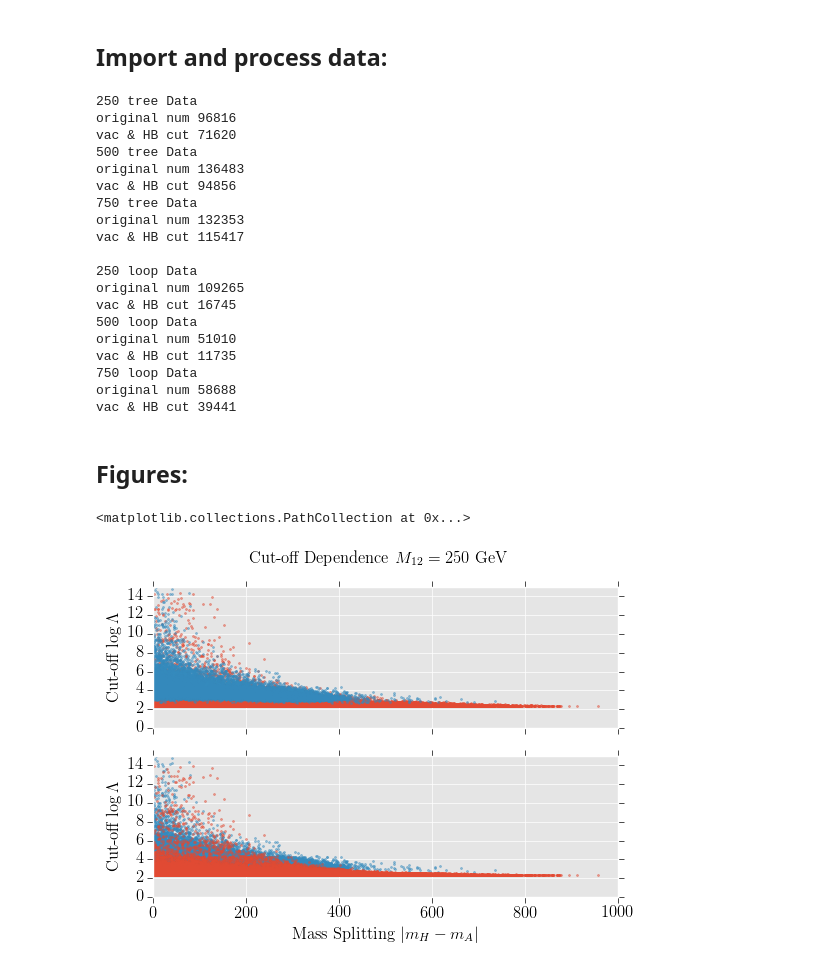
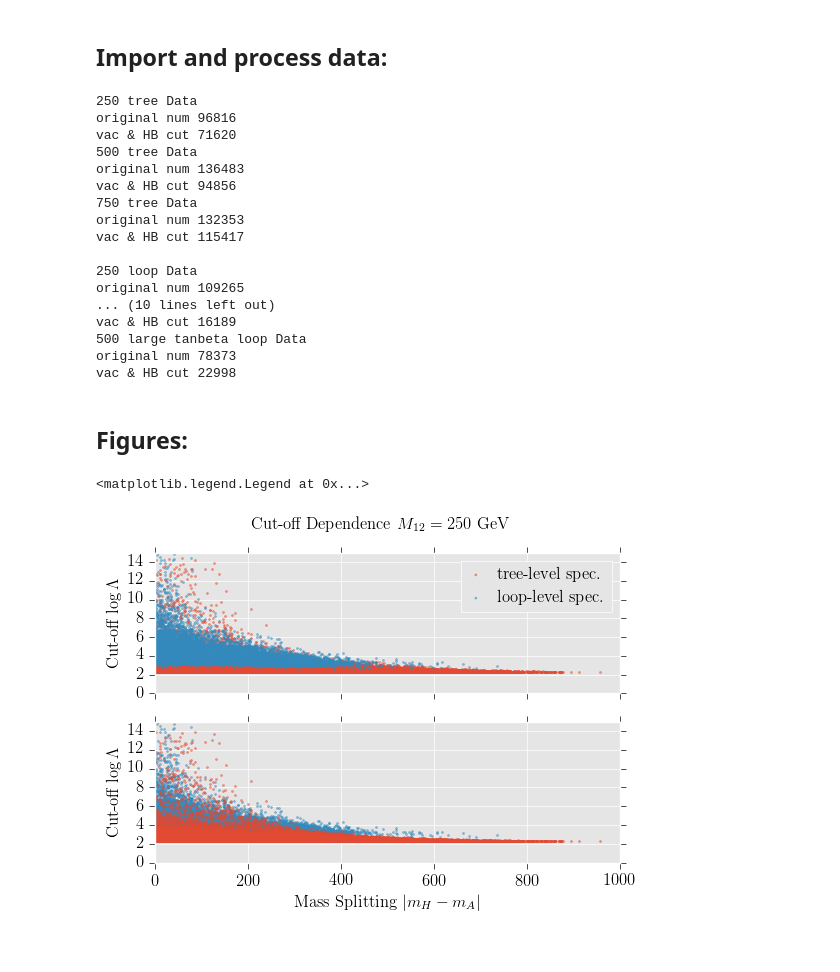
Before and after one commit to tobyopferkuch/THDM_UV, a Jupyter notebook: THDMII_AllPoints.ipynb, the cells around one changed output. Cells and saved outputs as stored; diff of their text form; code cells hidden in the pictures.

Commit message:
Added large tanbeta results

```diff
--- a/THDMII_AllPoints.ipynb
+++ b/THDMII_AllPoints.ipynb
@@ -83,6 +94,16 @@ print 'vac & HB cut', len(Data_500_loop_points_allowed)
 print '750 loop Data'
 print 'original num', len(Data_750_loop_points)
 print 'vac & HB cut', len(Data_750_loop_points_allowed)
+
+print ' '
+
+print '250 large tanbeta loop Data'
+print 'original num', len(Data_250_LTB_loop_points)
+print 'vac & HB cut', len(Data_250_LTB_loop_points_allowed)
+
+print '500 large tanbeta loop Data'
+print 'original num', len(Data_500_LTB_loop_points)
+print 'vac & HB cut', len(Data_500_LTB_loop_points_allowed)
 # %% [output]
 250 tree Data
 original num 96816
@@ -96,13 +117,11 @@ vac & HB cut 115417
 
 250 loop Data
 original num 109265
-vac & HB cut 16745
-500 loop Data
-original num 51010
-vac & HB cut 11735
-750 loop Data
-original num 58688
-vac & HB cut 39441
+... (10 lines left out)
+vac & HB cut 16189
+500 large tanbeta loop Data
+original num 78373
+vac & HB cut 22998
 # %%
 def MA(key,data) :
     return np.array([x[key] for x in data])
@@ -111,22 +130,24 @@ def MA(key,data) :
 # %%
 fig, ax = plt.subplots(2,1, sharex=True)
 
 fig.suptitle(r'Cut-off Dependence $M_{12}=250$ GeV')
 ax[1].set_xlabel(r'Mass Splitting $|m_{H}-m_{A}|$')
 
 for ax_ob in ax :
     ax_ob.set_ylabel(r'Cut-off $\log\Lambda$')
     ax_ob.set_xlim(0.,1000.)
     ax_ob.set_ylim(0.,15.)
 
-ax[0].scatter(np.abs(MA('MASS[35]',Data_250_tree_points_allowed)-MA('MASS[36]',Data_250_tree_points_allowed)),MA('CUTOFF[2]',Data_250_tree_points_allowed),color=default_colours[1], s=2., alpha=0.5)
-ax[0].scatter(np.abs(MA('MASS[35]',Data_250_loop_points_allowed)-MA('MASS[36]',Data_250_loop_points_allowed)),MA('CUTOFF[2]',Data_250_loop_points_allowed),color=default_colours[2], s=2., alpha=0.5)
+ax[0].scatter(np.abs(MA('MASS[35]',Data_250_tree_points_allowed)-MA('MASS[36]',Data_250_tree_points_allowed)),MA('CUTOFF[2]',Data_250_tree_points_allowed),color=default_colours[1], s=2., alpha=0.5, label=r'tree-level spec.')
+ax[0].scatter(np.abs(MA('MASS[35]',Data_250_loop_points_allowed)-MA('MASS[36]',Data_250_loop_points_allowed)),MA('CUTOFF[2]',Data_250_loop_points_allowed),color=default_colours[2], s=2., alpha=0.5, label=r'loop-level spec.')
 
 ax[1].scatter(np.abs(MA('MASS[35]',Data_250_loop_points_allowed)-MA('MASS[36]',Data_250_loop_points_allowed)),MA('CUTOFF[2]',Data_250_loop_points_allowed),color=default_colours[2], s=2., alpha=0.5)
 ax[1].scatter(np.abs(MA('MASS[35]',Data_250_tree_points_allowed)-MA('MASS[36]',Data_250_tree_points_allowed)),MA('CUTOFF[1]',Data_250_tree_points_allowed),color=default_colours[1], s=2., alpha=0.5)
+
+ax[0].legend(prop={'size':12}, handlelength=1.0, scatterpoints = 1)
 # %% [output]
-<matplotlib.collections.PathCollection at 0x...>
+<matplotlib.legend.Legend at 0x...>
-[figure, old version]
+[figure, new version]
 # %%
 fig, ax = plt.subplots(2,1, sharex=True)
 
```
Also changed, not shown: parts of 9 cells of this notebook.
